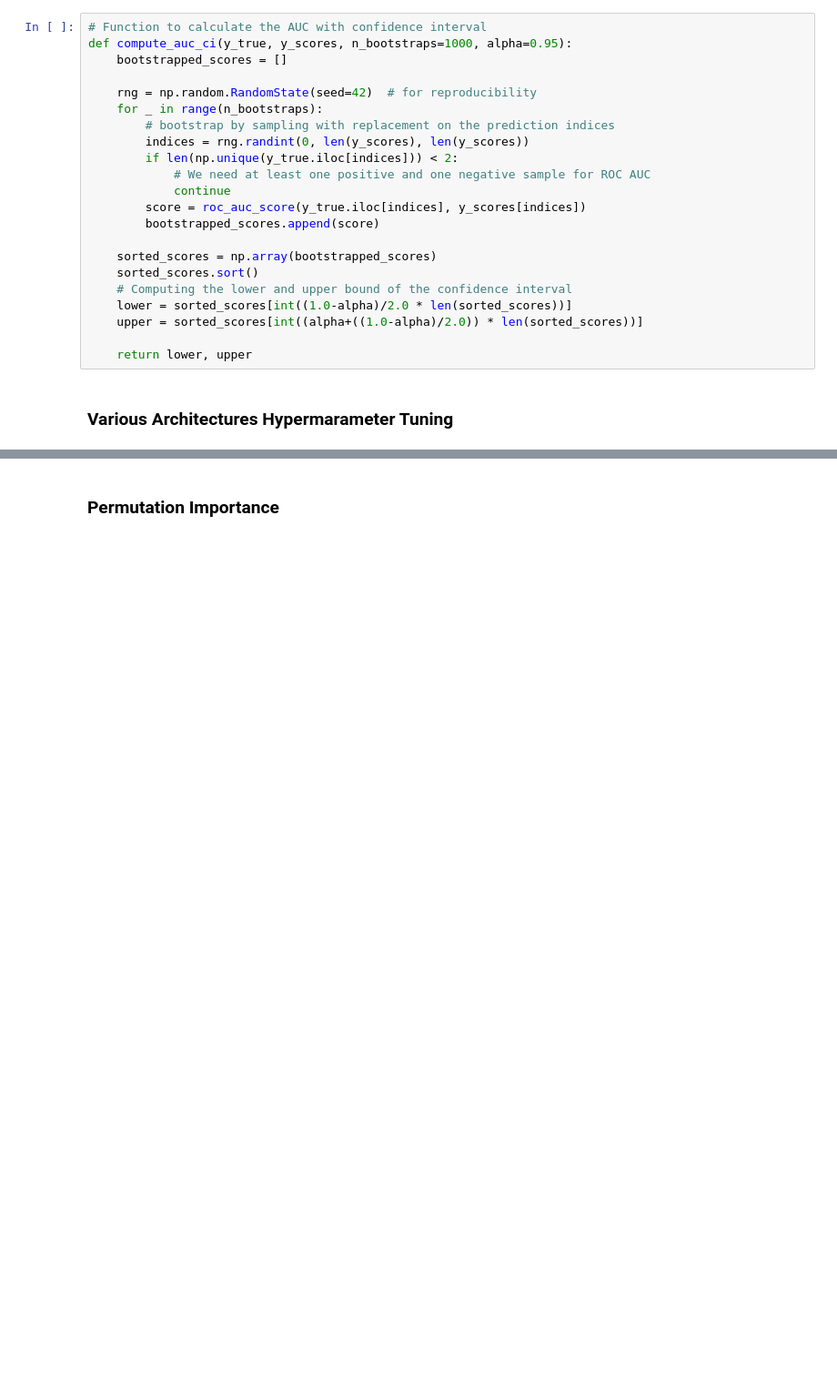
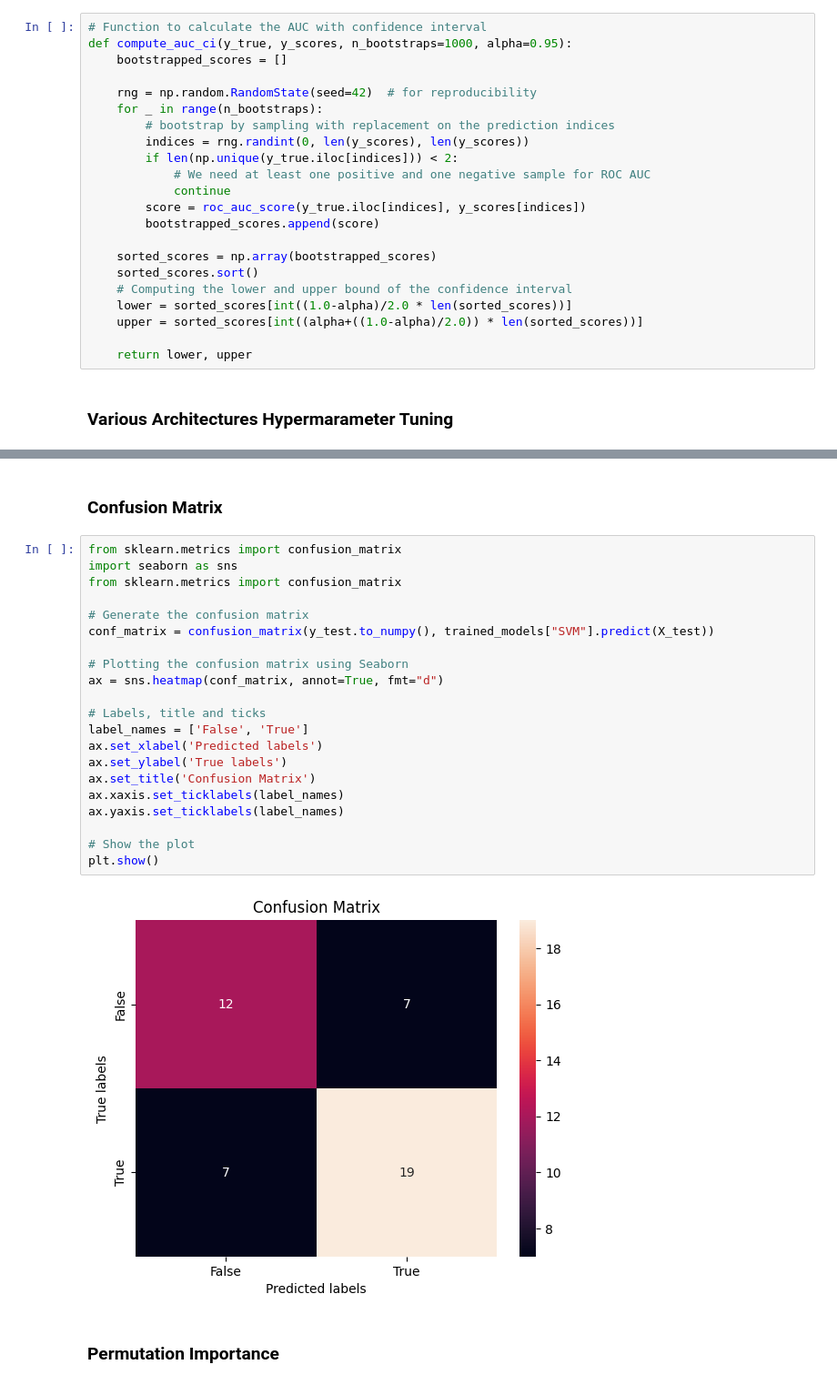
Before and after one commit to FilipKubackiSoton/Biomarkers-of-Recurrence-and-Progression-in-Non-muscle-Invasive-Bladder-Cancer, a Jupyter notebook: BioMarekersAnalyses.ipynb, the cells around one changed output, grey strips where cells are left out. Shown at 91% size. Cells and saved outputs as stored; diff of their text form; blank space fills up the shorter version.

```diff
--- a/BioMarekersAnalyses.ipynb
+++ b/BioMarekersAnalyses.ipynb
@@ -211,3 +212,28 @@ MLP: AUC = 0.70 with 95% CI [0.53-0.86]
+# %% [markdown]
+### Confusion Matrix
+# %%
+from sklearn.metrics import confusion_matrix
+import seaborn as sns
+from sklearn.metrics import confusion_matrix
+
+# Generate the confusion matrix
+conf_matrix = confusion_matrix(y_test.to_numpy(), trained_models["SVM"].predict(X_test))
+
+# Plotting the confusion matrix using Seaborn
+ax = sns.heatmap(conf_matrix, annot=True, fmt="d")
+
+# Labels, title and ticks
+label_names = ['False', 'True']
+ax.set_xlabel('Predicted labels')
+ax.set_ylabel('True labels')
+ax.set_title('Confusion Matrix')
+ax.xaxis.set_ticklabels(label_names)
+ax.yaxis.set_ticklabels(label_names)
+
+# Show the plot
+plt.show()
+# %% [output]
+[figure, added]
 # %% [markdown]
 ### Permutation Importance
 # %%
```
Also changed, not shown: parts of 9 cells of this notebook.
